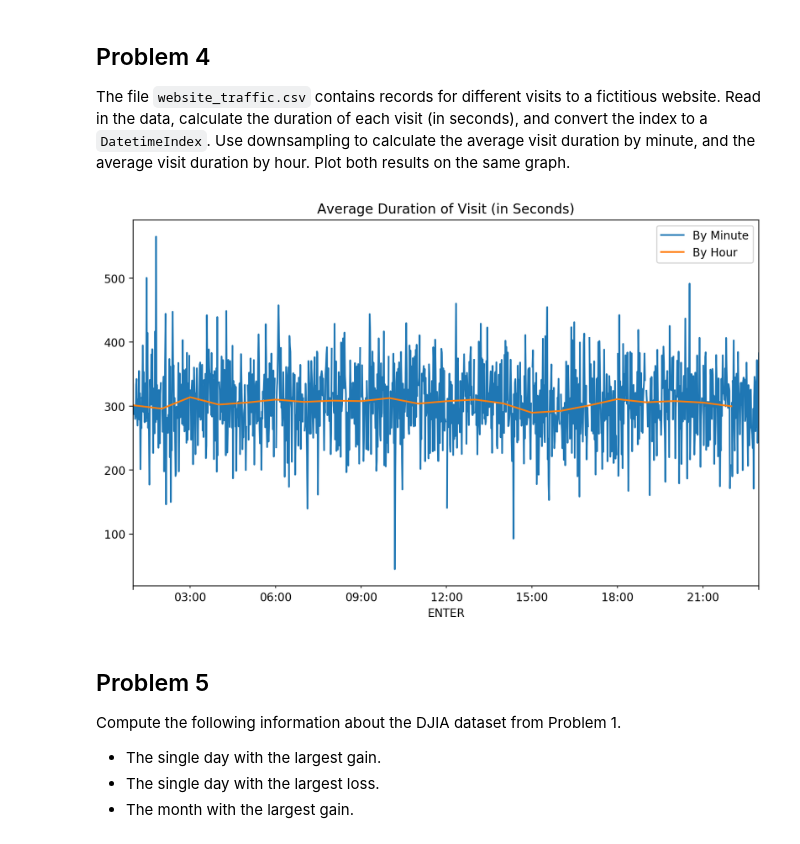
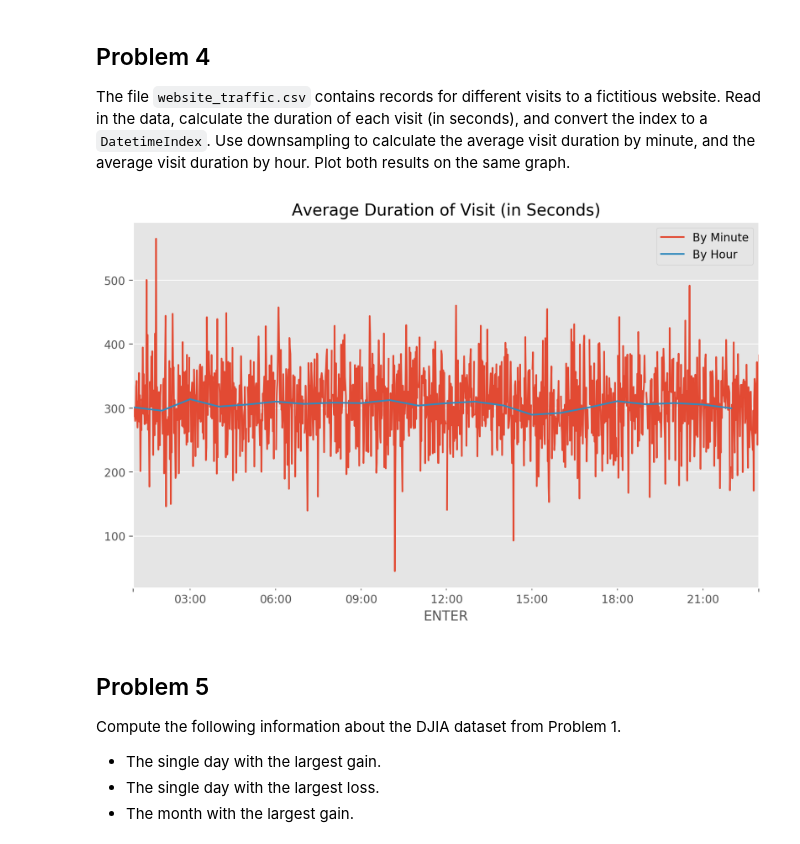
Before and after one commit to mattschaelling/acme_vol3, a Jupyter notebook: Pandas4/pandas4.ipynb, the cells around one changed output. Cells and saved outputs as stored; diff of their text form; code cells hidden in the pictures.

```diff
--- a/Pandas4/pandas4.ipynb
+++ b/Pandas4/pandas4.ipynb
@@ -9,7 +9,7 @@ from matplotlib import pyplot as plt
 %matplotlib inline
 
 # Matplotlib customizations.
-# plt.style.use("ggplot")                       # Use a different style.
+plt.style.use("ggplot")                       # Use a different style.
 plt.rcParams["figure.figsize"] = [10.0, 6.0]  # Make figures larger by default.
 plt.rcParams["figure.dpi"] = 200              # Raise figure quality within the notebook.
 
@@ -75,26 +75,28 @@ Read in the data, calculate the duration of each visit (in seconds), and convert
 Use downsampling to calculate the average visit duration by minute, and the average visit duration by hour.
 Plot both results on the same graph.
 # %%
+# import data and convert it to datetime objects
 website_traffic = pd.read_csv('website_traffic.csv')
 website_traffic['LEAVE'] = pd.to_datetime(website_traffic['LEAVE'])
 website_traffic['ENTER'] = pd.to_datetime(website_traffic['ENTER'])
+
+# calculate the duration of visits in seconds
 calc_seconds = lambda x: x.seconds
-website_traffic['duration'] = (website_traffic['LEAVE'] - website_traffic['ENTER']).apply(calc_seconds)
-website_traffic['duration']
+website_traffic['duration'] = (website_traffic['LEAVE'] \
+                            - website_traffic['ENTER']).apply(calc_seconds)
 website_traffic.set_index('ENTER', inplace=True)
 
 # calculate average by minute and by hour
 avg_visit_minutes = website_traffic.resample('T').mean()
 avg_visit_hours = website_traffic.resample('H').mean()
 
-avg_visit_hours
-
+# make plots
 ax = avg_visit_minutes.plot(y='duration', label='By Minute')
 avg_visit_hours.plot(y='duration', ax=ax, label='By Hour')
 plt.title("Average Duration of Visit (in Seconds)")
 plt.show()
 # %% [output]
-[figure, old version]
+[figure, new version]
 # %% [markdown]
 ## Problem 5
 Compute the following information about the DJIA dataset from Problem 1.
```
Also changed, not shown: parts of 7 cells of this notebook.
